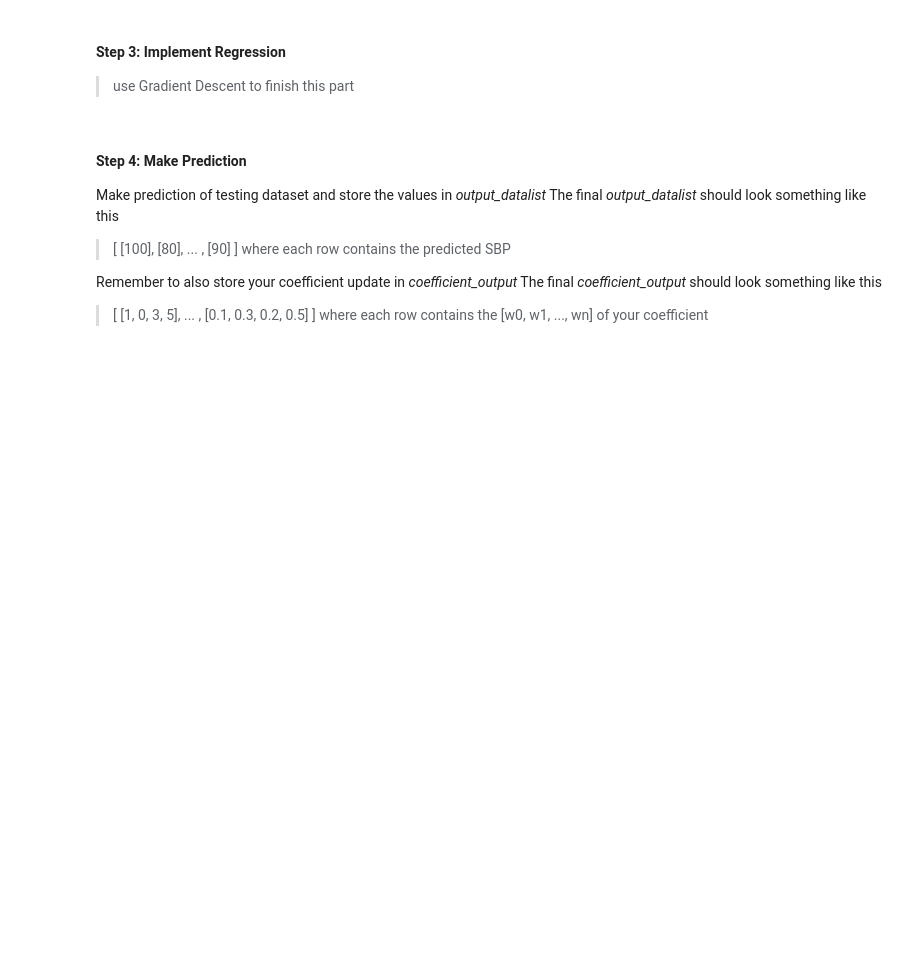
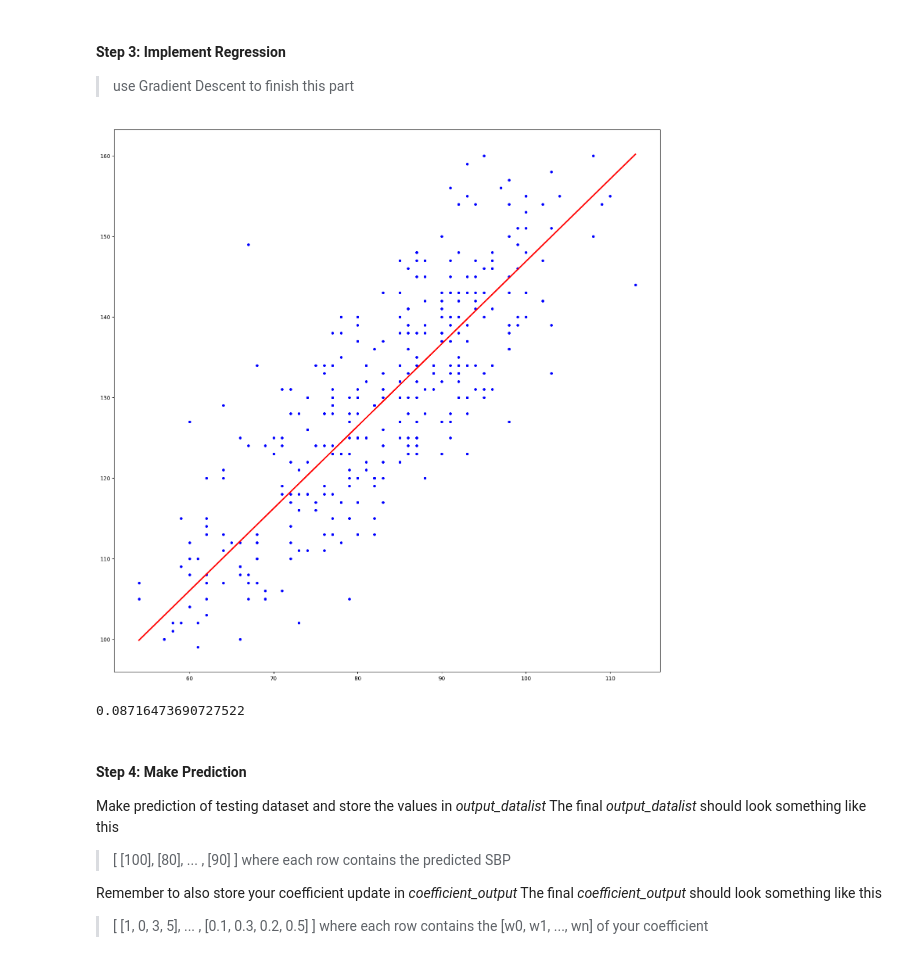
Before and after one commit to SWCst1020575/ML_Homework, a Jupyter notebook: HW1/hw1.ipynb, the cells around one changed output. Saved outputs shown, nothing was run; the diff lists cells and outputs as text; code cells hidden in the pictures; blank space fills up the shorter version.

Commit message:
[HW1] Add gradient descent.

```diff
--- a/HW1/hw1.ipynb
+++ b/HW1/hw1.ipynb
@@ -170,7 +196,7 @@ def SplitData():
 # %% [markdown]
 #### Step 2: Preprocess Data
 # %%
-def PreprocessData():
+trainingDatasetRemoveOutlier = PreprocessData()
 # %% [markdown]
 #### Step 3: Implement Regression
 > use Gradient Descent to finish this part
@@ -179,3 +203,24 @@ def GradientDescent():
+# %%
+def GradientDescent():
+    rate=0.0001
+    iterations = 1000000
+    m = trainingDatasetRemoveOutlier.shape[0]
+    weights = np.random.randn(2)
+    x = trainingDatasetRemoveOutlier[:,0]
+    x = np.c_[np.ones((m, 1)), x]
+    y = trainingDatasetRemoveOutlier[:,1]
+    for i in range(0,iterations):
+        gradients = 1/m * x.T.dot(x.dot(weights) - y)
+        weights = weights - rate * gradients
+    return weights
+weights = GradientDescent()
+x = np.linspace(trainingDatasetRemoveOutlier[:,0].min(), trainingDatasetRemoveOutlier[:,0].max(), 1000)
+plt.plot(trainingDatasetRemoveOutlier[:,0],trainingDatasetRemoveOutlier[:,1],'bo',markersize=4)
+plt.plot(x, weights[0]+weights[1]*x,color='red', linewidth=2.5)
+plt.show()
+# %% [output]
+[figure, added]
+0.08716473690727522
 # %% [markdown]
 #### Step 4: Make Prediction
 
```
Also changed, not shown: parts of 19 cells of this notebook.
